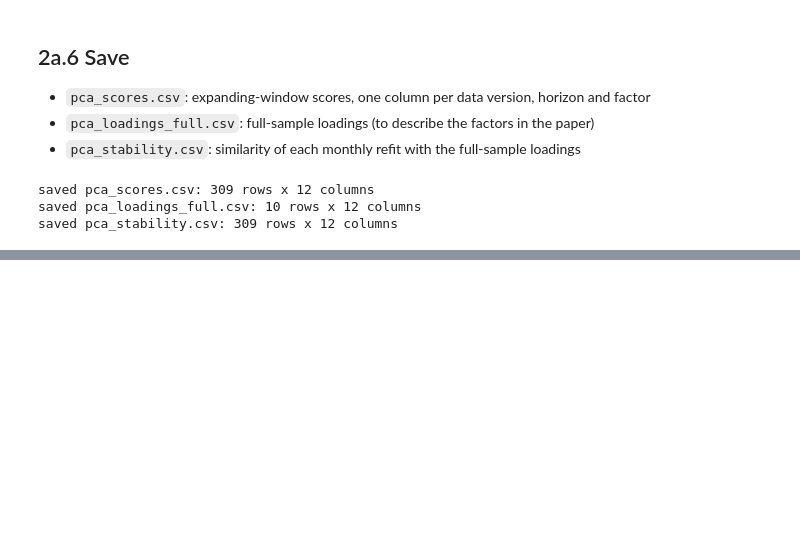
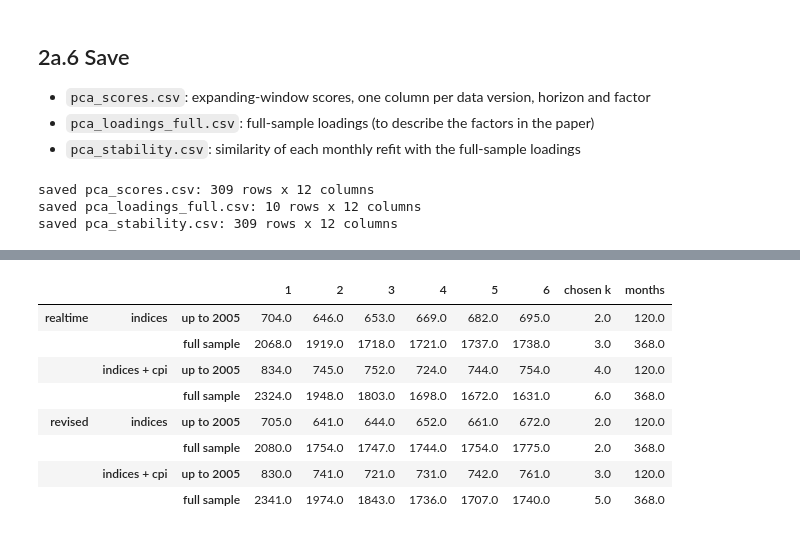
Before and after one commit to marcodamico03/Advanced_Data_Analytics, a Jupyter notebook: code/03_regimes.ipynb, the cells around one changed output, grey strips where cells are left out. Saved outputs shown, nothing was run; the diff lists cells and outputs as text; code cells hidden in the pictures; blank space fills up the shorter version.

Commit message:
part 3

```diff
--- a/code/03_regimes.ipynb
+++ b/code/03_regimes.ipynb
@@ -507,0 +821,13 @@ saved pca_stability.csv: 309 rows x 12 columns
+# %%
+hindsight = {}
+for name in [MAIN, MAIN.replace("realtime", "revised")]:
+    data, horizon, with_cpi, k = RUNS[name]
+    X = features(data, horizon, with_cpi)
+    Xs = StandardScaler().fit_transform(X.to_numpy())
+    full_fit = GaussianMixture(k, covariance_type="full", n_init=10, random_state=config.RANDOM_SEED).fit(Xs)
+    full_cent = StandardScaler().fit(X.to_numpy()).inverse_transform(full_fit.means_)
+    lab_full = align_to(pd.Series(full_fit.predict(Xs), index=X.index), full_cent, clusters[(name, "gmm")][3])
+    lab_exp = clusters[(name, "gmm")][0]
+    common = lab_exp.loc[ANALYSIS_START:].index
+    hindsight[name] = (lab_exp[common] == lab_full[common]).mean()
+print("expanding window vs full-sample fit, same regime:", {n: f"{v:.0%}" for n, v in hindsight.items()})
@@ -507,0 +869,31 @@ saved pca_stability.csv: 309 rows x 12 columns
+# %%
+FIRST_COMPLETE = Z[("realtime", "12m")].index[0]   # first month with all 10 indicators (part 2a)
+
+
+def index_features(data, with_cpi=False):
+    X = indices[data].loc[FIRST_COMPLETE:].copy()
+    if with_cpi:
+        X["cpi_level"] = macro[data]["cpi"].reindex(X.index)
+    return X.dropna()
+
+
+bic_idx = {}
+for data in ["realtime", "revised"]:
+    for with_cpi in [False, True]:
+        X = index_features(data, with_cpi)
+        for period, Xp in [("up to 2005", X.loc[:"2005"]), ("full sample", X)]:
+            b = bic_curve(Xp)
+            bic_idx[(data, "indices + cpi" if with_cpi else "indices", period)] = {
+                **b.round(0).to_dict(), "chosen k": choose_k(b), "months": len(Xp)}
+bic_idx = pd.DataFrame(bic_idx).T
+bic_idx
+# %% [output]
+|  |  |  | 1 | 2 | 3 | 4 | 5 | 6 | chosen k | months |
+| realtime | indices | up to 2005 | 704.0 | 646.0 | 653.0 | 669.0 | 682.0 | 695.0 | 2.0 | 120.0 |
+|  |  | full sample | 2068.0 | 1919.0 | 1718.0 | 1721.0 | 1737.0 | 1738.0 | 3.0 | 368.0 |
+|  | indices + cpi | up to 2005 | 834.0 | 745.0 | 752.0 | 724.0 | 744.0 | 754.0 | 4.0 | 120.0 |
+|  |  | full sample | 2324.0 | 1948.0 | 1803.0 | 1698.0 | 1672.0 | 1631.0 | 6.0 | 368.0 |
+| revised | indices | up to 2005 | 705.0 | 641.0 | 644.0 | 652.0 | 661.0 | 672.0 | 2.0 | 120.0 |
+|  |  | full sample | 2080.0 | 1754.0 | 1747.0 | 1744.0 | 1754.0 | 1775.0 | 2.0 | 368.0 |
+|  | indices + cpi | up to 2005 | 830.0 | 741.0 | 721.0 | 731.0 | 742.0 | 761.0 | 3.0 | 120.0 |
+|  |  | full sample | 2341.0 | 1974.0 | 1843.0 | 1736.0 | 1707.0 | 1740.0 | 5.0 | 368.0 |
```
Also changed, not shown: parts of 31 cells of this notebook, 1 other file.
